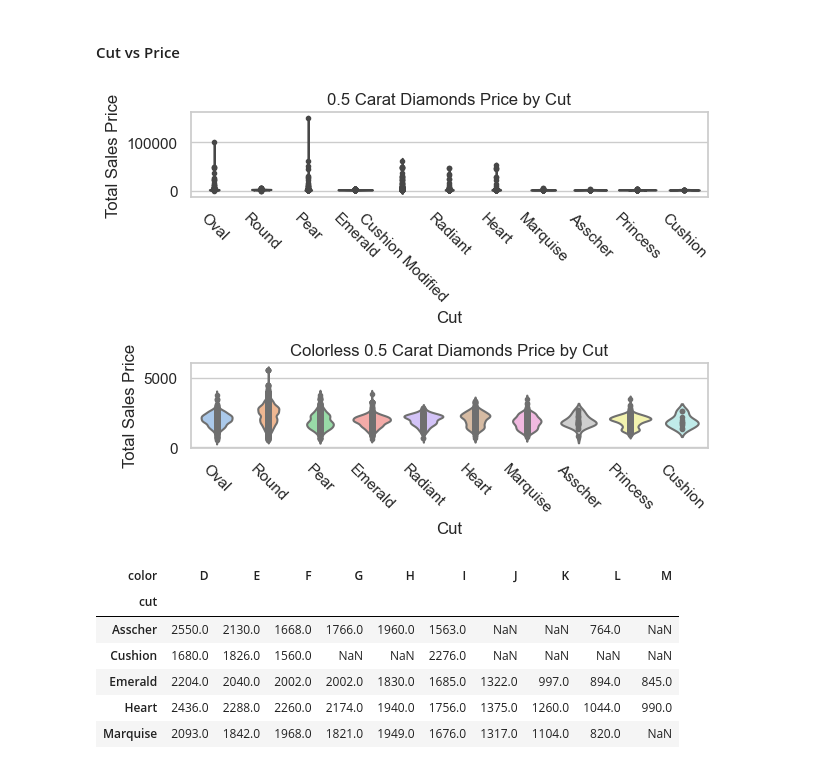
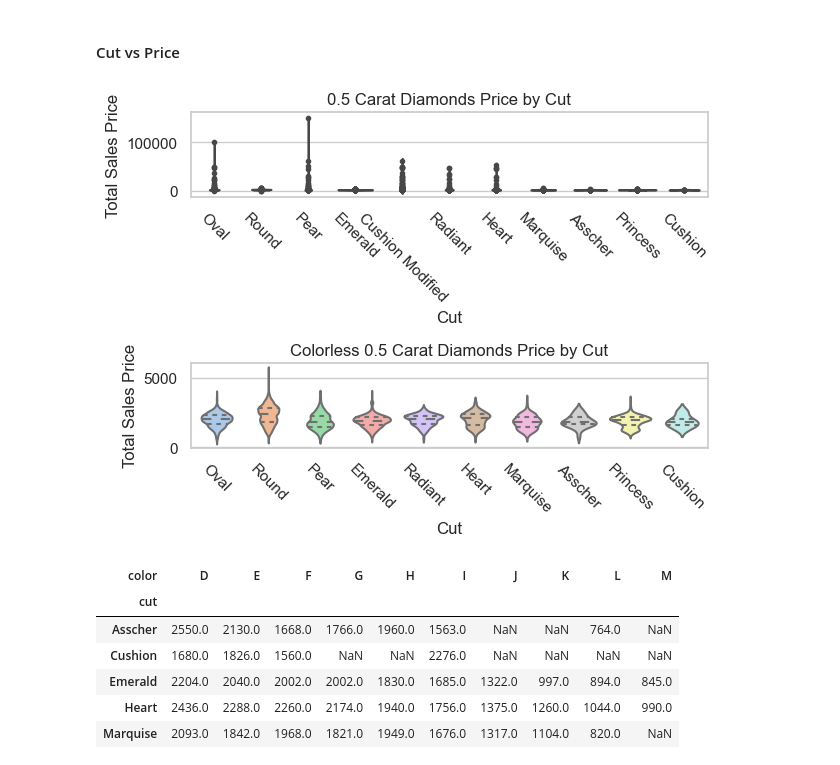
Before and after one commit to Sree790/diamond-price-prediction-Modeling, a Jupyter notebook: eda.ipynb, the cells around one changed output. Drawn from its saved outputs; the diff is of its cells as text; code cells hidden in the pictures.

```diff
--- a/eda.ipynb
+++ b/eda.ipynb
@@ -279,8 +279,8 @@ carat_colorless_df = temp_df.groupby('carat_weight').mean().reset_index()
 # %%
 # Scatter plot of carat weight vs total sales price
 
-df['color_group'] = df['color'].apply(lambda x: 'Colored' if x == 'unknown' else 'Colorless')
-sns.scatterplot(data=df, x='carat_weight', y='total_sales_price', hue='color_group', palette='Set2')
+# df['color_group'] = df['color'].apply(lambda x: 'Colored' if x == 'unknown' else 'Colorless')
+sns.scatterplot(data=df, x='carat_weight', y='total_sales_price', palette='Set2')
 plt.title('Carat Weight vs Total Sales Price')
 plt.xlabel('Carat Weight')
 plt.ylabel('Total Sales Price')
@@ -378,21 +380,21 @@ From the above plot we can see that:
 # %%
 # Cut vs Price
 fig5, axes = plt.subplots(2, 1, layout='tight')
 sns.set_theme(style='whitegrid', palette='pastel')
-sns.violinplot(median_carat, x='cut', y='total_sales_price', inner='point', ax=axes[0])
+sns.violinplot(median_carat, x='cut', y='total_sales_price', inner='point', ax=axes[0], density_norm='area')
 axes[0].set(title='0.5 Carat Diamonds Price by Cut',
         xlabel='Cut', ylabel='Total Sales Price')
 
-sns.violinplot(colorless_median_carat, x='cut', y='total_sales_price', inner='point', ax=axes[1])
+sns.violinplot(colorless_median_carat, x='cut', y='total_sales_price', inner='quart', ax=axes[1], density_norm='count', common_norm=True)
 axes[1].set(title='Colorless 0.5 Carat Diamonds Price by Cut',
         xlabel='Cut', ylabel='Total Sales Price')
 
 for ax in axes:
     ax.tick_params(axis='x', labelrotation = -45)
 
 plt.show('png')
 # %% [output]
-[figure, old version]
+[figure, new version]
 # %%
 # median of total sales price by cut and color
 pd.pivot_table(colorless_median_carat, values='total_sales_price', index='cut', columns='color', aggfunc='median')
```
Also changed, not shown: parts of 7 cells of this notebook, 2 other files.
